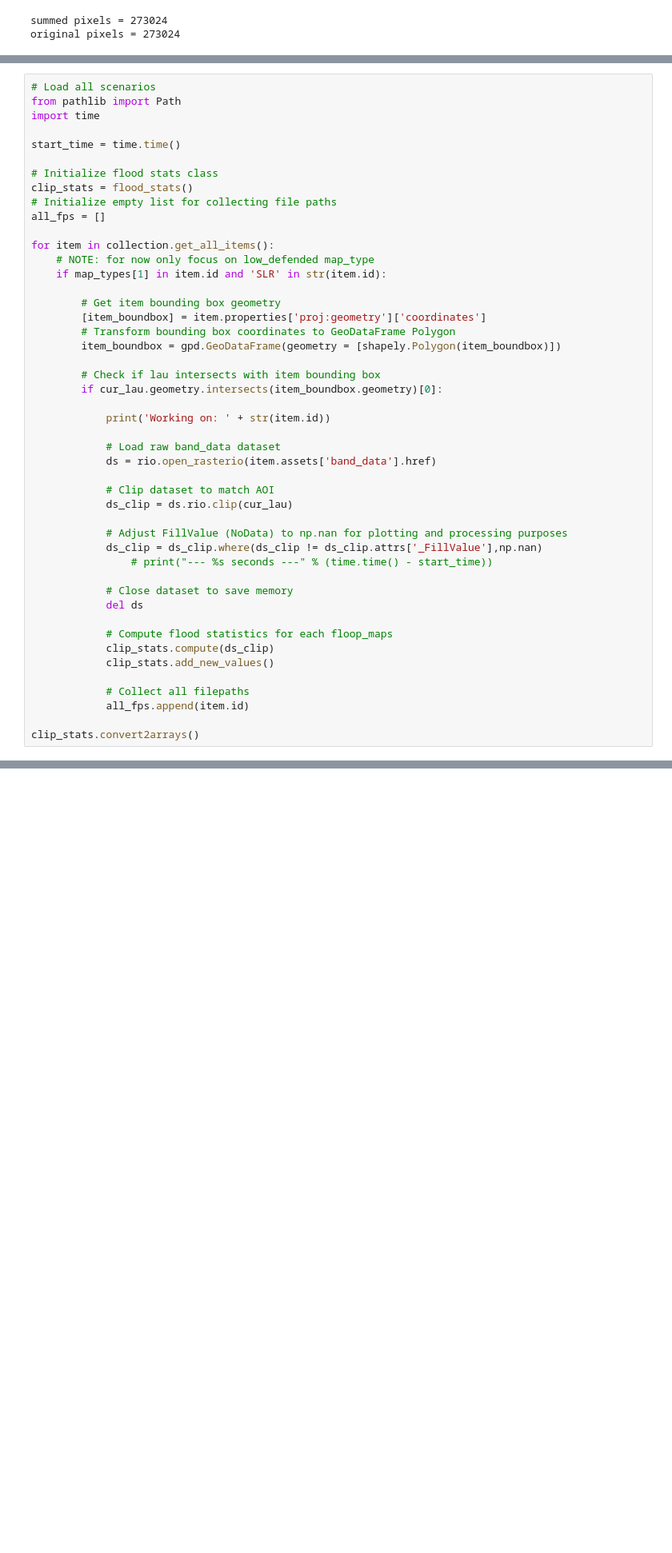
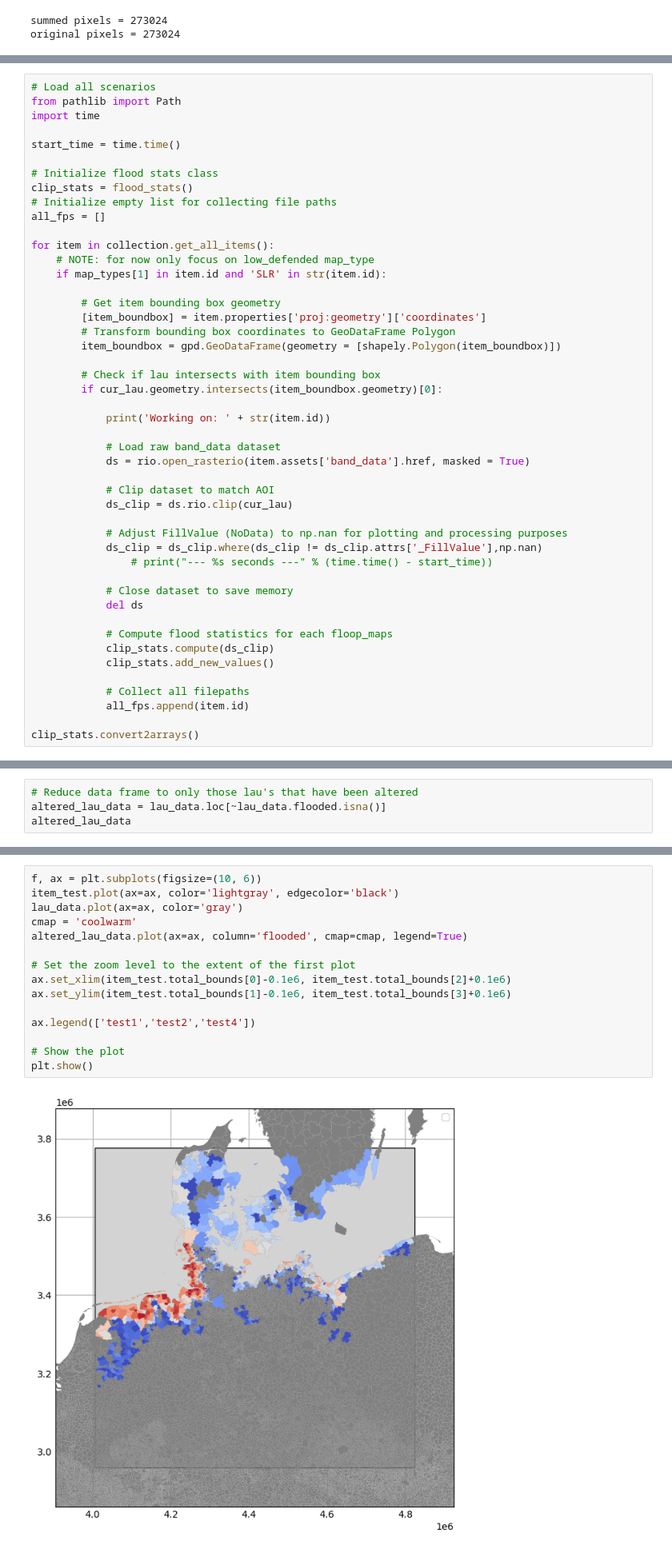
Before and after one commit to openearth/coclico-workbench, a Jupyter notebook: notebooks/POC_cfhp.ipynb, the cells around one changed output, grey strips where cells are left out. Shown at 80% size. Cells and saved outputs as stored; diff of their text form; blank space fills up the shorter version.

```diff
--- a/notebooks/POC_cfhp.ipynb
+++ b/notebooks/POC_cfhp.ipynb
@@ -283,7 +280,7 @@ for item in collection.get_all_items():
             print('Working on: ' + str(item.id))
 
             # Load raw band_data dataset
-            ds = rio.open_rasterio(item.assets['band_data'].href)
+            ds = rio.open_rasterio(item.assets['band_data'].href, masked = True)
 
             # Clip dataset to match AOI
             ds_clip = ds.rio.clip(cur_lau)
@@ -342,0 +411,4 @@ ax.legend(scen)
+# %%
+# Reduce data frame to only those lau's that have been altered
+altered_lau_data = lau_data.loc[~lau_data.flooded.isna()]
+altered_lau_data
@@ -342,0 +429,17 @@ ax.legend(scen)
+# %%
+f, ax = plt.subplots(figsize=(10, 6))
+item_test.plot(ax=ax, color='lightgray', edgecolor='black')
+lau_data.plot(ax=ax, color='gray')
+cmap = 'coolwarm'
+altered_lau_data.plot(ax=ax, column='flooded', cmap=cmap, legend=True)
+
+# Set the zoom level to the extent of the first plot
+ax.set_xlim(item_test.total_bounds[0]-0.1e6, item_test.total_bounds[2]+0.1e6)
+ax.set_ylim(item_test.total_bounds[1]-0.1e6, item_test.total_bounds[3]+0.1e6)
+
+ax.legend(['test1','test2','test4'])
+
+# Show the plot
+plt.show()
+# %% [output]
+[figure, added]
```
Also changed, not shown: parts of 12 cells of this notebook.
